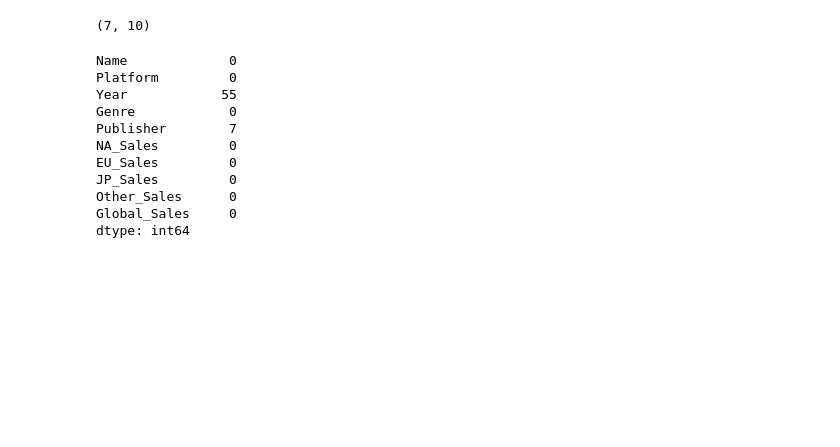
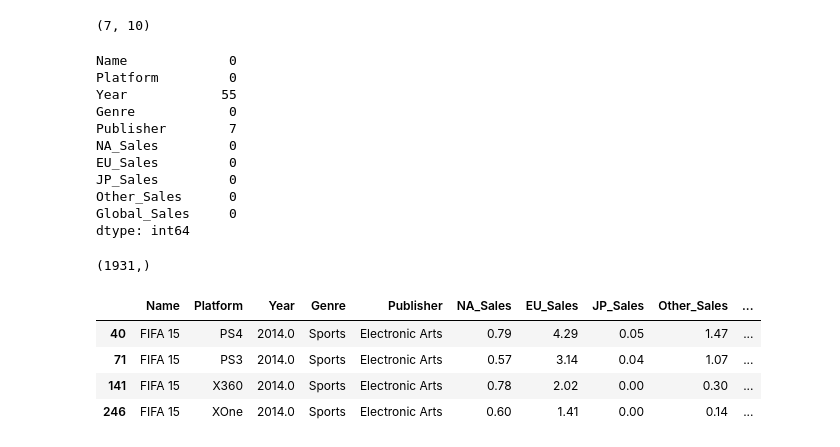
Before and after one commit to junio-firmino/Aprendizado_python, a Jupyter notebook: games.ipynb, the cells around one changed output. Cells and saved outputs as stored; diff of their text form; code cells hidden in the pictures; blank space fills up the shorter version.

```diff
--- a/games.ipynb
+++ b/games.ipynb
@@ -771,3 +771,15 @@ JP_Sales         0
 Other_Sales      0
 Global_Sales     0
 dtype: int64
+# %%
+games.Name.unique().shape
+# %% [output]
+(1931,)
+# %%
+games[games.Name == 'FIFA 15']
+# %% [output]
+|  | Name | Platform | Year | Genre | Publisher | NA_Sales | EU_Sales | JP_Sales | Other_Sales | ... |
+| 40 | FIFA 15 | PS4 | 2014.0 | Sports | Electronic Arts | 0.79 | 4.29 | 0.05 | 1.47 | ... |
+| 71 | FIFA 15 | PS3 | 2014.0 | Sports | Electronic Arts | 0.57 | 3.14 | 0.04 | 1.07 | ... |
+| 141 | FIFA 15 | X360 | 2014.0 | Sports | Electronic Arts | 0.78 | 2.02 | 0.00 | 0.30 | ... |
+| 246 | FIFA 15 | XOne | 2014.0 | Sports | Electronic Arts | 0.60 | 1.41 | 0.00 | 0.14 | ... |
```
Also changed, not shown: parts of 2 cells of this notebook.
